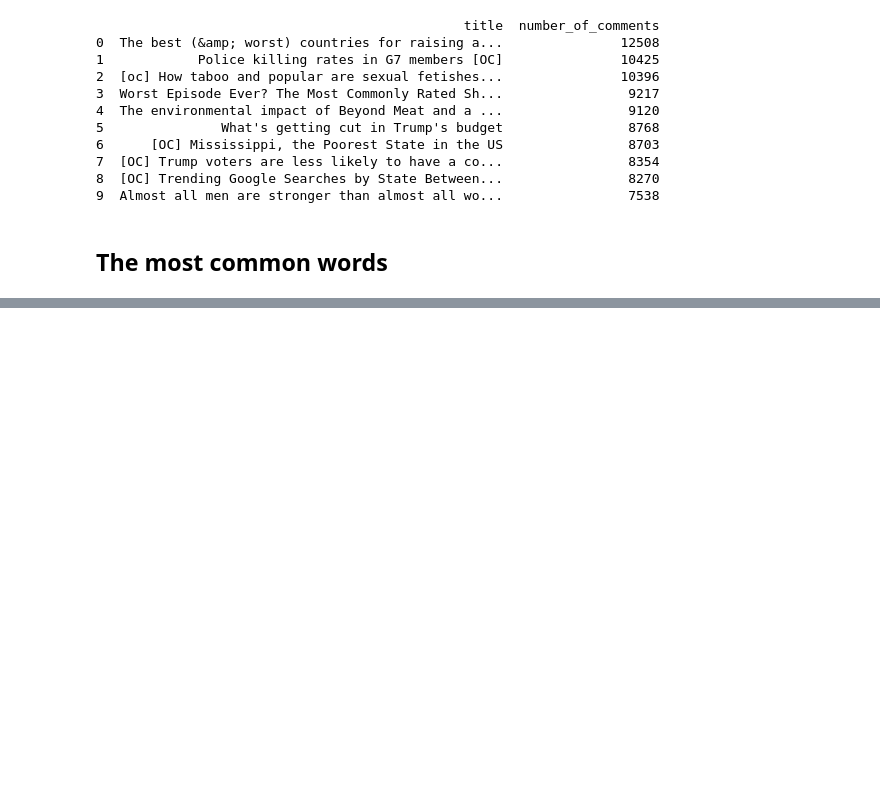
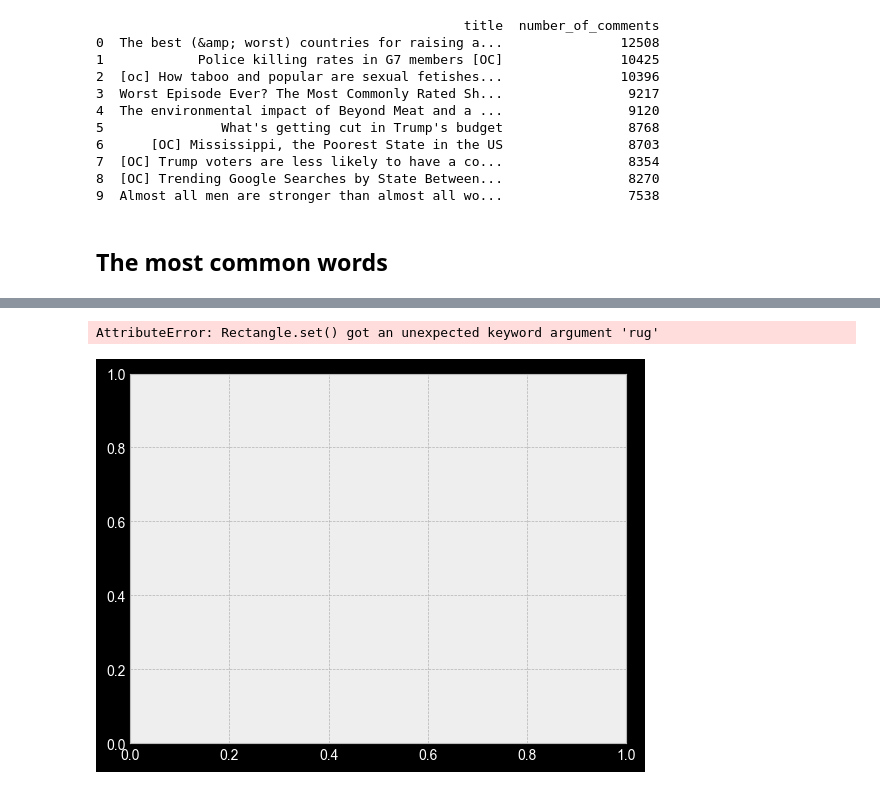
Before and after one commit to krasigarev/Exploratory-Data-Analysis-with-SQL, a Jupyter notebook: eda.ipynb, the cells around one changed output, grey strips where cells are left out. Cells and saved outputs as stored; diff of their text form; code cells hidden in the pictures; blank space fills up the shorter version.

```diff
--- a/eda.ipynb
+++ b/eda.ipynb
@@ -226,0 +253,12 @@ print(ps.sqldf(q4, locals()))
+# %%
+fig, ax = plt.subplots()
+_ = sns.histplot(df[df["num_comments"] < 25]["num_comments"], kde=False, rug=False, hist_kws={'alpha': 1}, ax=ax)
+_ = ax.set(xlabel="num_comments", ylabel="id")
+
+plt.ylabel("Number of reddits")
+plt.xlabel("Comments")
+
+plt.show()
+# %% [output]
+AttributeError: Rectangle.set() got an unexpected keyword argument 'rug'
+[figure, added]
```
Also changed, not shown: parts of 6 cells of this notebook.
